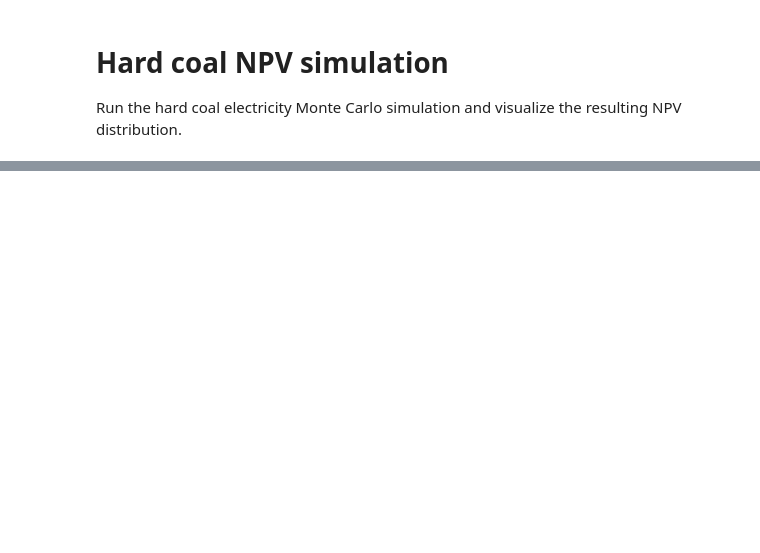
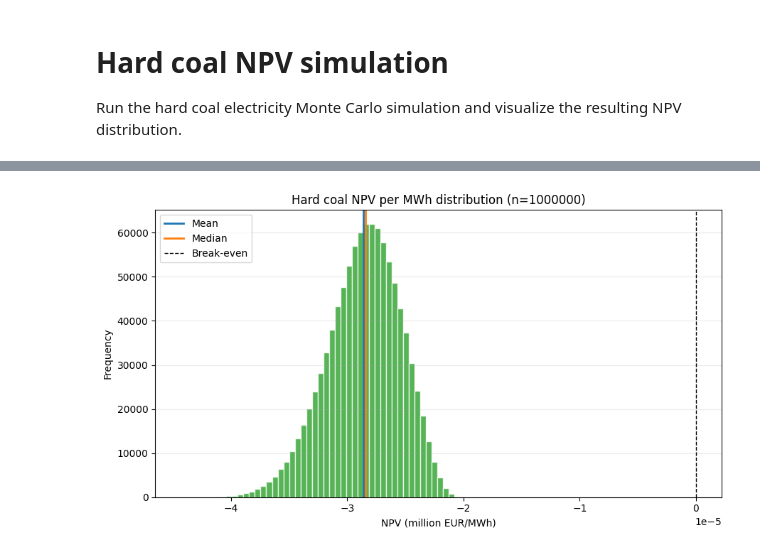
Before and after one commit to Finnzn/Master-Thesis, a Jupyter notebook: notebooks/plot_hard_coal_npv.ipynb, the cells around one changed output, grey strips where cells are left out. Saved outputs shown, nothing was run; the diff lists cells and outputs as text; code cells hidden in the pictures; blank space fills up the shorter version.

```diff
--- a/notebooks/plot_hard_coal_npv.ipynb
+++ b/notebooks/plot_hard_coal_npv.ipynb
@@ -70,3 +84,37 @@ plt.show()
+# %%
+fig, ax = plt.subplots(figsize=(9, 5))
+
+ax.hist(
+    npv_million_eur_per_mwh,
+    bins=50,
+    color="tab:green",
+    edgecolor="white",
+    alpha=0.8,
+)
+ax.axvline(
+    npv_million_eur_per_mwh.mean(),
+    color="tab:blue",
+    linewidth=2,
+    label="Mean",
+)
+ax.axvline(
+    npv_million_eur_per_mwh.median(),
+    color="tab:orange",
+    linewidth=2,
+    label="Median",
+)
+ax.axvline(0, color="black", linewidth=1, linestyle="--", label="Break-even")
+
+ax.set_title(f"Hard coal NPV per MWh distribution (n={SAMPLE_SIZE})")
+ax.set_xlabel("NPV (million EUR/MWh)")
+ax.set_ylabel("Frequency")
+ax.grid(axis="y", alpha=0.25)
+ax.legend()
+
+fig.tight_layout()
+plt.show()
+# %% [output]
+[figure, added]
 # %%
 annual_components = results[
     [
```
Also changed, not shown: parts of 4 cells of this notebook, 6 other files.
